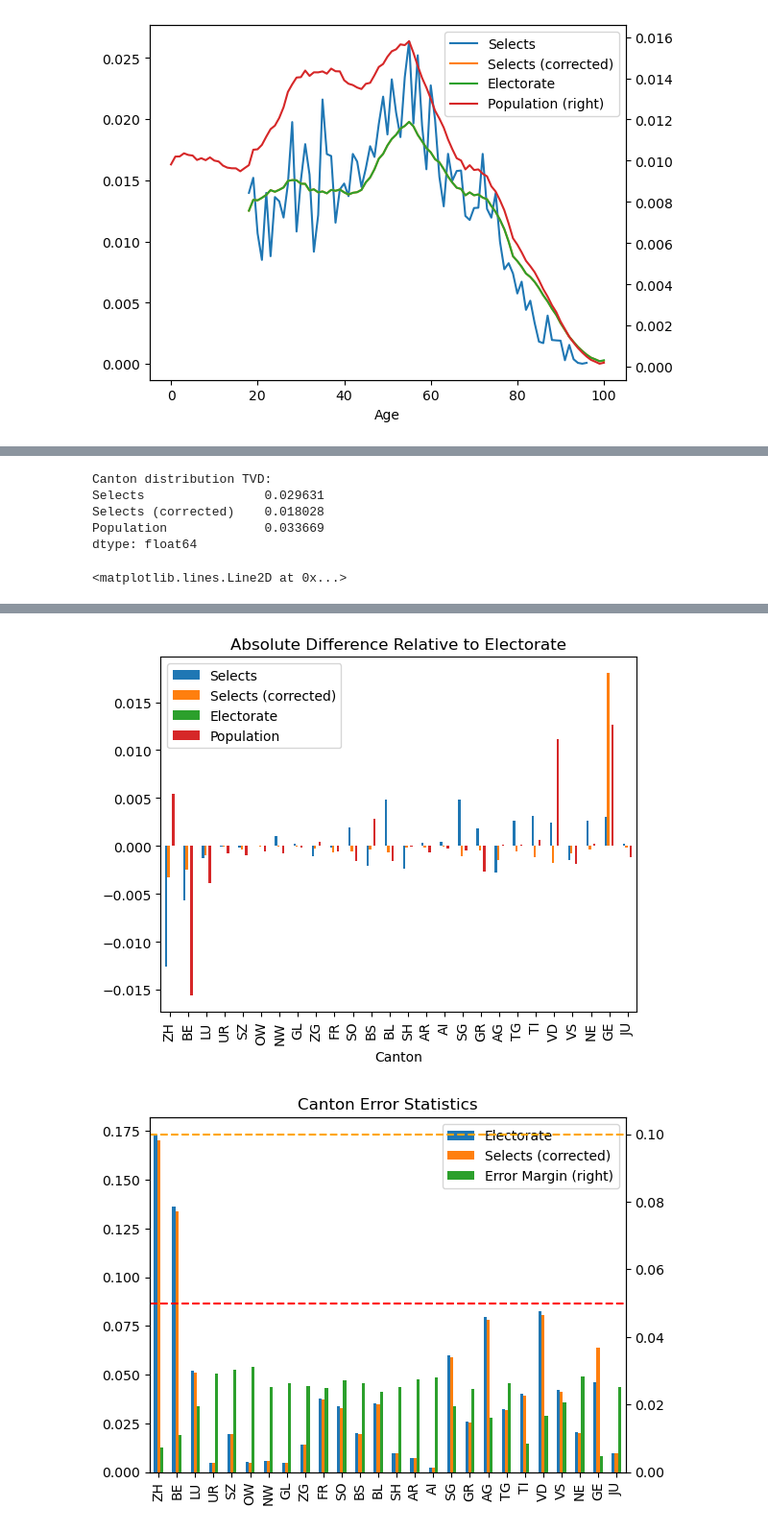
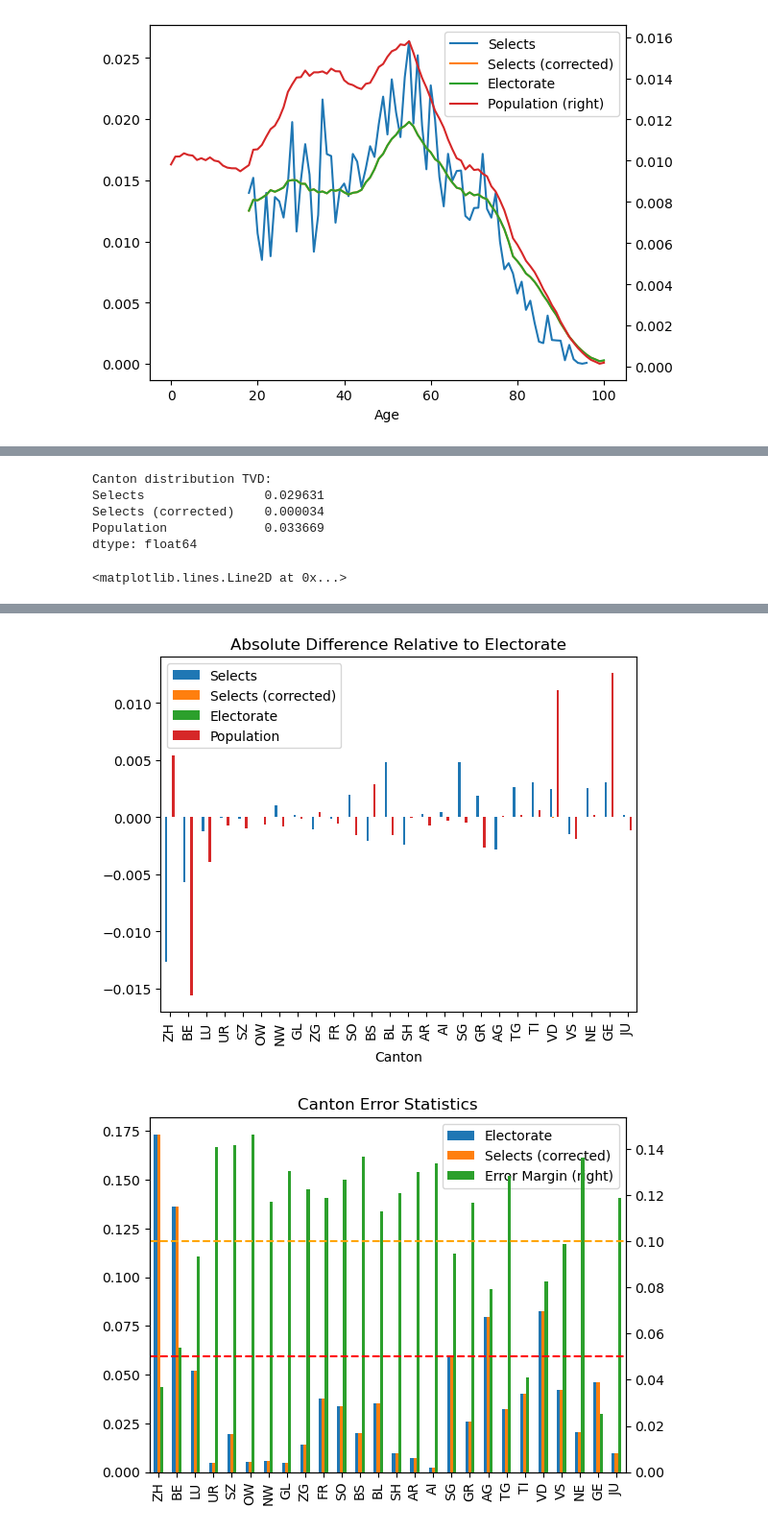
Before and after one commit to tschai-yim/swiss-elections-study, a Jupyter notebook: respondents_vs_population.ipynb, the cells around one changed output, grey strips where cells are left out. Shown at 96% size. Drawn from its saved outputs; the diff is of its cells as text; code cells hidden in the pictures.

```diff
--- a/respondents_vs_population.ipynb
+++ b/respondents_vs_population.ipynb
@@ -16,10 +17,12 @@ from data.population import get_bfs_population_cga
 selects_df = get_fors_selects()
 population_df = get_bfs_population_cga()
 # %%
+from data.population import get_electorate
+
 year = selects_df[YEAR_ATTR].max()
 selects_year_df = selects_df[selects_df[YEAR_ATTR] == year].dropna(axis=1, how='all')
 population_year_df = population_df[(population_df[YEAR_ATTR] == year) & (population_df[IS_PERMANENT_RESIDENT_ATTR])]
-electorate_year_df = population_year_df[(population_year_df[IS_CITIZEN_ATTR]) & (population_year_df[AGE_ATTR] >= 18)]
+electorate_year_df = get_electorate(population_year_df)
 
 print(f'Year: {year}')
 print(f'Number of selects respondents: {len(selects_year_df)}')
@@ -192,9 +200,9 @@ Name: Error Margin, dtype: float64
 # %%
 selects_canton_map = cantons_metadata.set_index(cantons_metadata.cantonAbbreviation.str.lower())[CANTON_ATTR]
 selects_canton = selects_year_df.groupby('sg3', observed=True) \
-    ['weighttot'].sum().rename('Selects').rename(selects_canton_map)
+    [TOTAL_WEIGHT].sum().rename('Selects').rename(selects_canton_map)
 corrected_selects_canton = corrected_selects_year_df.groupby('sg3', observed=True) \
-    ['weighttot'].sum().rename('Selects (corrected)').rename(selects_canton_map)
+    [TOTAL_WEIGHT].sum().rename('Selects (corrected)').rename(selects_canton_map)
 
 electorate_canton = electorate_year_df.groupby(CANTON_ATTR, observed=True) \
     [POPULATION_ATTR].sum().rename('Electorate')
@@ -211,10 +219,12 @@ canton_distribution.plot(kind='bar', xlabel='Canton')
     kind='bar', xlabel='Canton', title='Absolute Difference Relative to Electorate'
 )
 print('Canton distribution TVD:')
-print(total_variance_distance(canton_distribution, 'Electorate'))
+print(column_total_variance_distance(canton_distribution, 'Electorate'))
 
-canton_sample_count = corrected_selects_year_df.groupby('sg3', observed=True)['weightc'] \
-    .agg(kish_effective_sample_size).rename('Effective Sample Size').rename(selects_canton_map)
+canton_sample_count = corrected_selects_year_df.groupby('sg3', observed=True).apply(
+        lambda group: kish_effective_sample_size(group[TOTAL_WEIGHT], group[RESPONDENT_ID]),
+        include_groups=False
+).rename('Effective Sample Size').rename(selects_canton_map)
 canton_error_margin = pd.concat([
     canton_sample_count,
     electorate_canton
@@ -231,7 +241,7 @@ plt.axhline(y=0.1, color='orange', linestyle='--', label='10% Error Margin')
 # %% [output]
 Canton distribution TVD:
 Selects                0.029631
-Selects (corrected)    0.018028
+Selects (corrected)    0.000034
 Population             0.033669
 dtype: float64
 <matplotlib.lines.Line2D at 0x...>
@@ -239,2 +249,2 @@ dtype: float64
-[figure, old version]
+[figure, new version]
-[figure, old version]
+[figure, new version]
```
Also changed, not shown: parts of 9 cells of this notebook, 7 other files.
